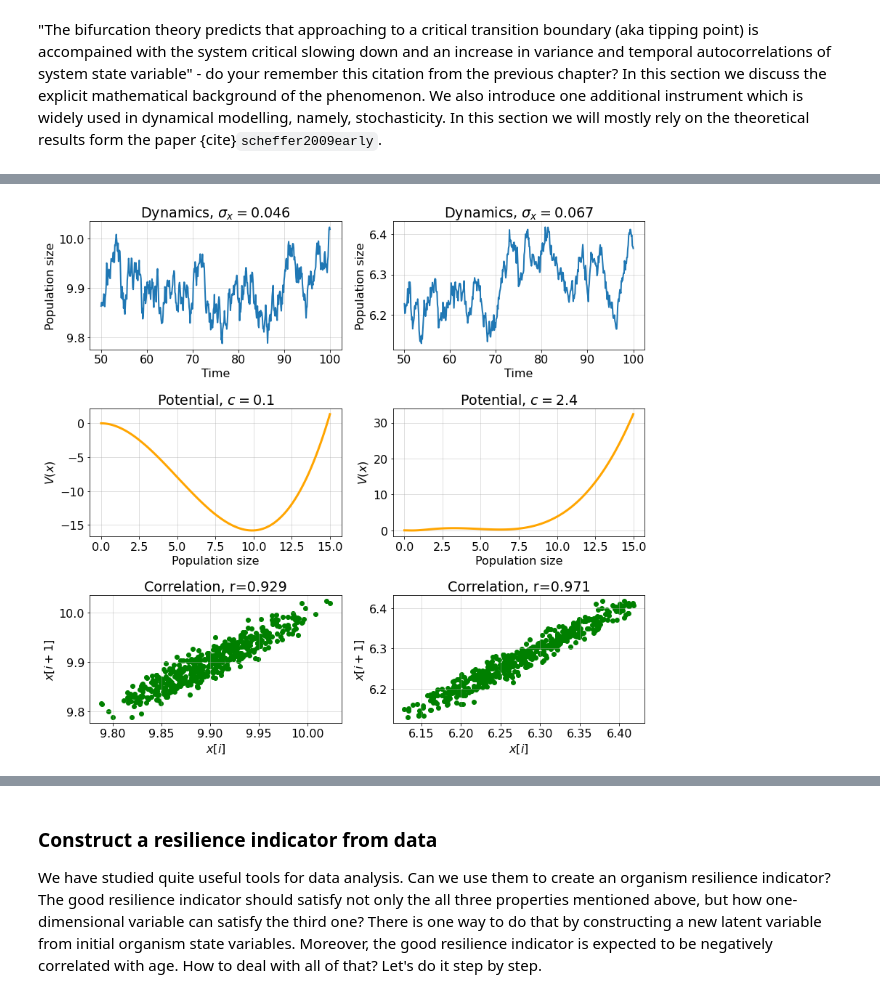
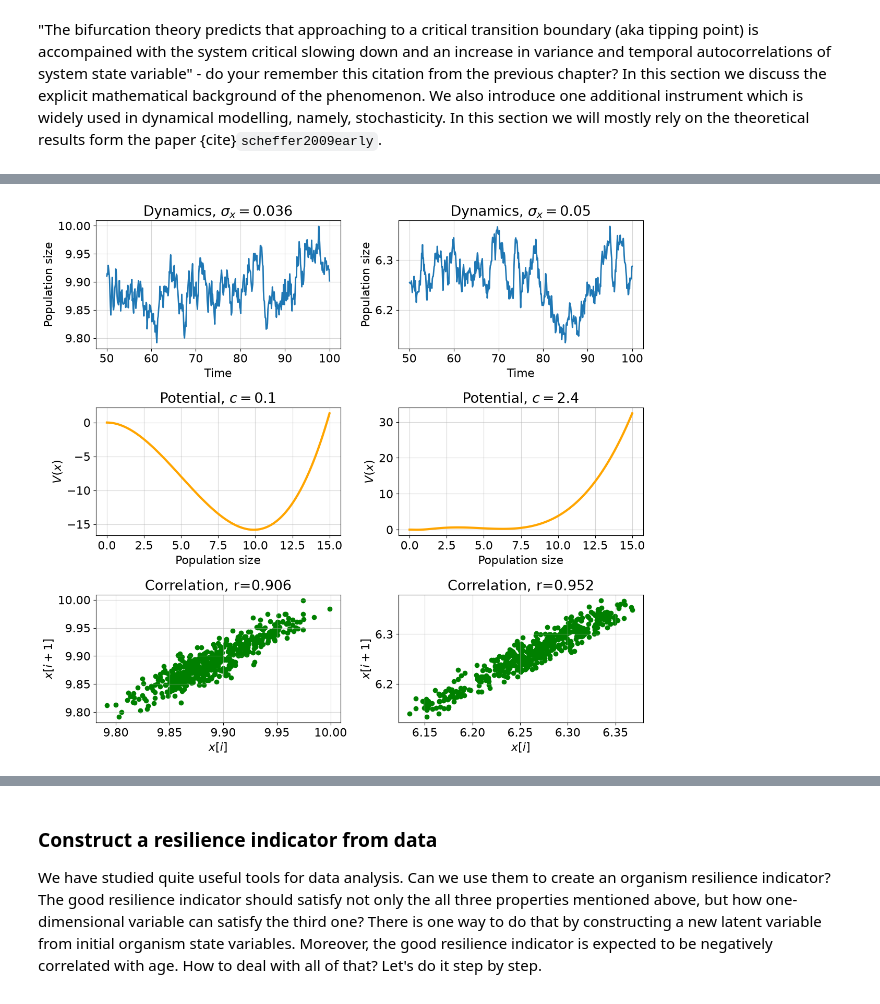
Before and after one commit to ComputationalAgingLab/computational_aging_course, a Jupyter notebook: dyn/system_resilience.ipynb, the cells around one changed output, grey strips where cells are left out. Cells and saved outputs as stored; diff of their text form; code cells hidden in the pictures.

```diff
--- a/dyn/system_resilience.ipynb
+++ b/dyn/system_resilience.ipynb
@@ -630,9 +633,9 @@ This system can be solved analytically, but now we use numerical solution with s
 def compute_linear_ODE(t, x0, M):
     f = lambda x, M: M @ x
     dt = t[1] - t[0]
-    x = np.empty((2, n))
+    x = np.empty((2, t.shape[0]))
     x[:, 0] = x0
-    for i in range(1, m): #Forward Euler integration
+    for i in range(1, t.shape[0]): #Forward Euler integration
         x[:, i] = x[:, i-1] + dt * f(x[:, i-1], M)
     return x
 
@@ -1203,7 +1207,7 @@ def compute_nonlinear_SDE(t, x0, K, c, sigma=0.05):
     x = np.empty((n))
     x[0] = x0
     for i in range(1, n): #Forward Euler integration
-        eps = np.random.randn(1) #N(0, 1)
+        eps = np.random.randn() #N(0, 1)
         x[i] = x[i-1] + dt * f(x[i-1], K, c) + np.sqrt(dt) * sigma * eps #note about square root of dt
     return x
 
@@ -1214,36 +1218,37 @@ t = np.linspace(0, 100, n)
 xx = np.linspace(0, 15, 100) #support for the potential function
 K = 10. #carrying capacity
 x0 = 10.0
+np.random.seed(0) #reproducible noise
 
 fig, ax = plt.subplots(3, 2, figsize=(12,11))
 for i, c in enumerate([0.1, 2.4]): #different removal rates (aka harvest rate)
     x = compute_nonlinear_SDE(t, x0, K, c=c, sigma=0.05)
     v = V(xx, K, c=c)
     #dynamics
     std = np.std(x[n//2:], ddof=1)
     ax[0, i].set_xlabel('Time')
     ax[0, i].set_ylabel('Population size')
-    ax[0, i].set_title(f'Dynamics, $\sigma_x={round(std, 3)}$')
+    ax[0, i].set_title(rf'Dynamics, $\sigma_x={round(std, 3)}$')
     ##plot from the middle
     ax[0, i].plot(t[n//2:], x[n//2:], lw=2);
     ax[0, i].grid(alpha=0.5)
     #potential
     ax[1, i].set_xlabel('Population size')
     ax[1, i].set_ylabel('$V(x)$')
     ax[1, i].set_title(f'Potential, $c={c}$')
     ax[1, i].plot(xx, v, lw=3, color='orange');
     ax[1, i].grid(alpha=0.5)
     #correlation
     r = np.corrcoef(x[n//2:-1], x[n//2+1:])[0,1]
     ax[2, i].set_xlabel('$x[i]$')
     ax[2, i].set_ylabel('$x[i+1]$')
     ax[2, i].set_title(f'Correlation, r={round(r, 3)}')
     ax[2, i].scatter(x[n//2:-1], x[n//2+1:], color='green');
     ax[2, i].grid(alpha=0.5)
 
 plt.tight_layout()
 # %% [output]
-[figure, old version]
+[figure, new version]
 # %% [markdown]
 The upper plots show the actual system dynamics aroun equilibrium point under stochastic perturbations. Note that we observe dynamics from the moment $t=50$. Take a closer look! The dynamics in the right picture became a little smoother, the distances between the peaks are larger, and the range has increased. In contrast the dynamics on the left picture is more sharp and the range is smaller. In order to understand why this happens, you need to imagine the ball placed in the two potential landscapes depicted in the middle pictures. If the landscape is sharp, then the ball will quickly come to equilibrium, if the landscape is flat, then the ball will roll from side to side for a long time, until it finally converges to a minimum. Seriously, if you have a glass or metal ball and plates with different heights of sides at home - try it!
 
```
Also changed, not shown: parts of 19 cells of this notebook, 1 other file.
